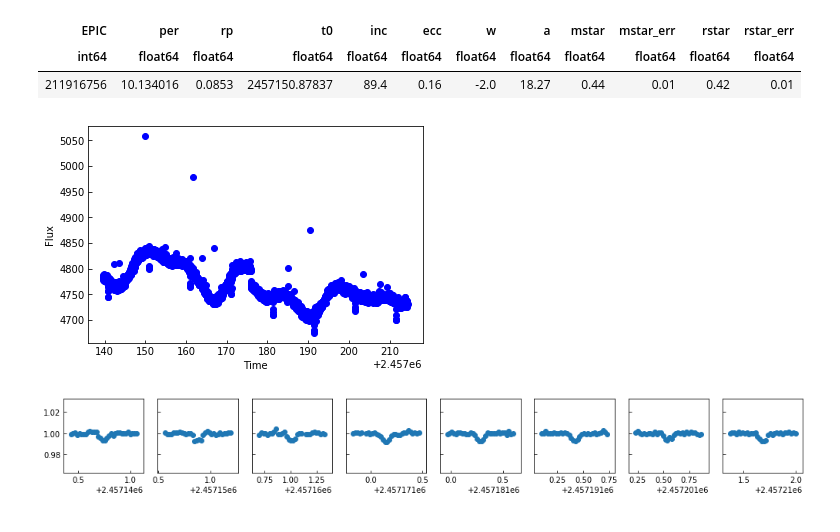
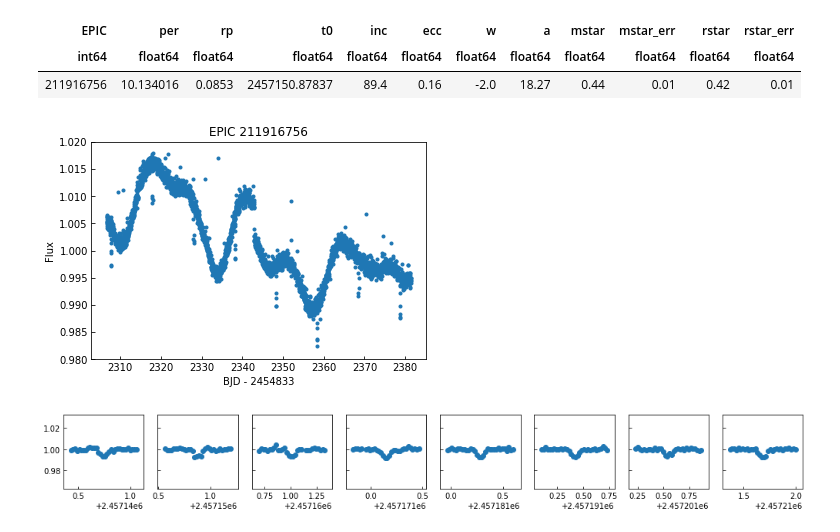
Before and after one commit to bmorris3/zeitsprung, a Jupyter notebook: 211916756.ipynb, the cells around one changed output. Cells and saved outputs as stored; diff of their text form; code cells hidden in the pictures.

```diff
--- a/211916756.ipynb
+++ b/211916756.ipynb
@@ -29,12 +29,17 @@ params.p1 = params.rp
 # %%
 from toolkit import LightCurve
 
 t, f = np.load('data/211916756.npy')
 
 lc = LightCurve(t + 2454833, f)
-lc.plot()
+plt.scatter(lc.times.jd - 2454833, lc.fluxes/np.nanmedian(lc.fluxes), marker='.')
+plt.ylim([0.98, 1.02])
+plt.xlabel('BJD - 2454833')
+plt.ylabel('Flux')
+plt.title("EPIC 211916756")
+plt.savefig('plots/211916756.pdf', bbox_inches='tight')
 # %% [output]
-[figure, old version]
+[figure, new version]
 # %%
 mask_oot = lc.mask_out_of_transit(params, oot_duration_fraction=3)
 transits = LightCurve(**mask_oot).get_transit_light_curves(params)
```
Also changed, not shown: parts of 2 cells of this notebook, 4 other files.
